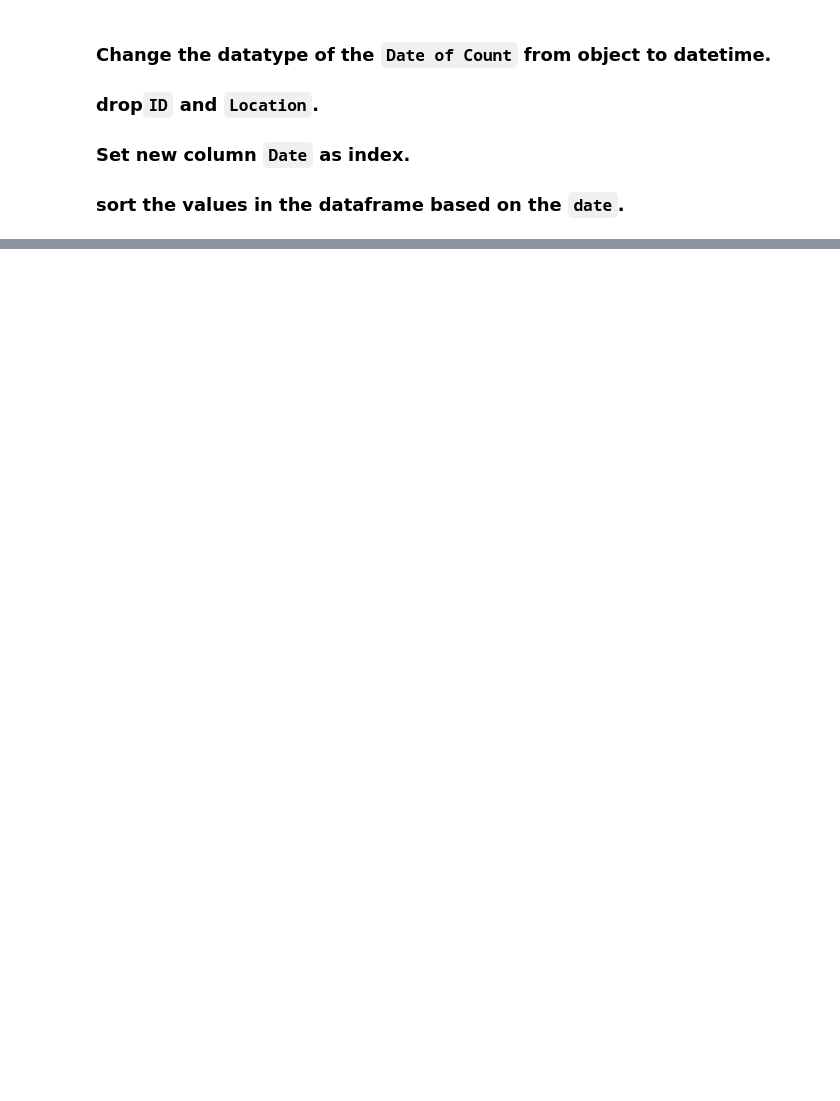
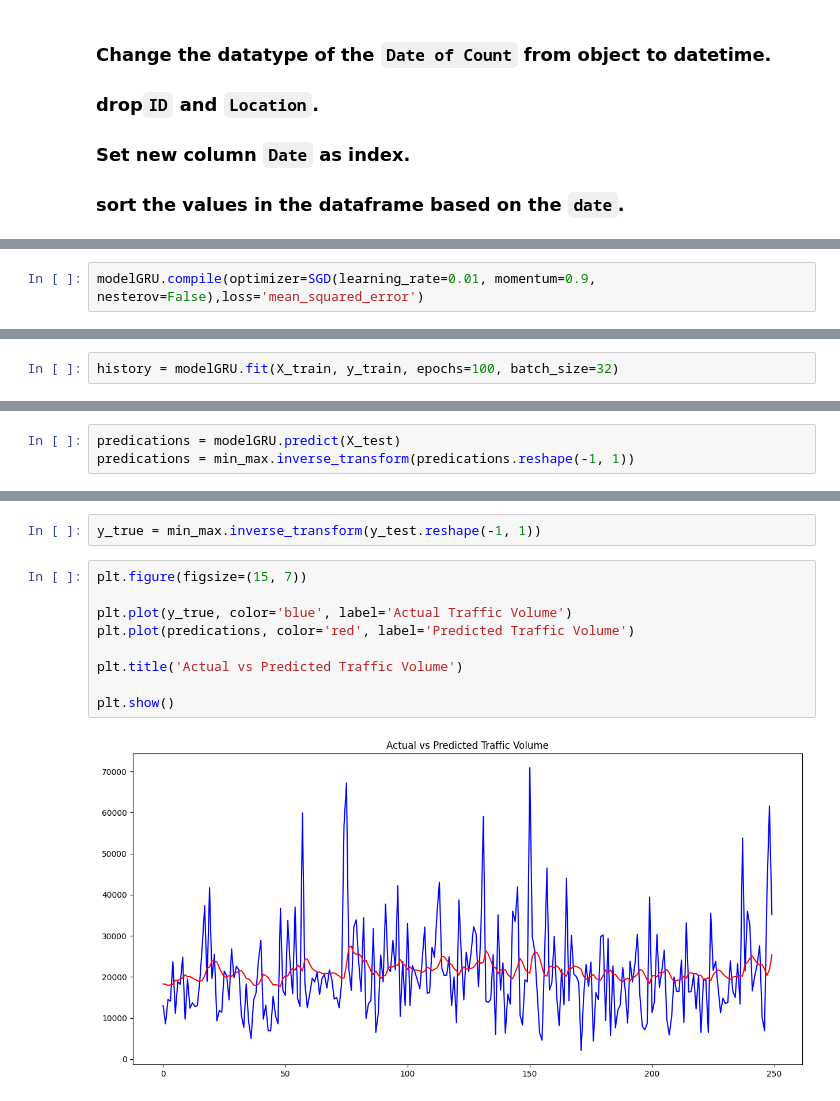
Before and after one commit to TariqAlhathloul/Time-Series-Forecasting-Project, a Jupyter notebook: WorkSpace/traffic_Counts_GRU.ipynb, the cells around one changed output, grey strips where cells are left out. Cells and saved outputs as stored; diff of their text form; blank space fills up the shorter version.

```diff
--- a/WorkSpace/traffic_Counts_GRU.ipynb
+++ b/WorkSpace/traffic_Counts_GRU.ipynb
@@ -31,0 +155,2 @@ Check out the [City of Chicago Traffic Data](https://www.chicago.gov/city/en/dep
+# %%
+modelGRU.compile(optimizer=SGD(learning_rate=0.01, momentum=0.9, nesterov=False),loss='mean_squared_error')
@@ -31,0 +166,2 @@ Check out the [City of Chicago Traffic Data](https://www.chicago.gov/city/en/dep
+# %%
+history = modelGRU.fit(X_train, y_train, epochs=100, batch_size=32)
@@ -31,0 +188,3 @@ Check out the [City of Chicago Traffic Data](https://www.chicago.gov/city/en/dep
+# %%
+predications = modelGRU.predict(X_test)
+predications = min_max.inverse_transform(predications.reshape(-1, 1))
@@ -31,0 +193,13 @@ Check out the [City of Chicago Traffic Data](https://www.chicago.gov/city/en/dep
+# %%
+y_true = min_max.inverse_transform(y_test.reshape(-1, 1))
+# %%
+plt.figure(figsize=(15, 7))
+
+plt.plot(y_true, color='blue', label='Actual Traffic Volume')
+plt.plot(predications, color='red', label='Predicted Traffic Volume')
+
+plt.title('Actual vs Predicted Traffic Volume')
+
+plt.show()
+# %% [output]
+[figure, added]
```
Also changed, not shown: parts of 27 cells of this notebook.
